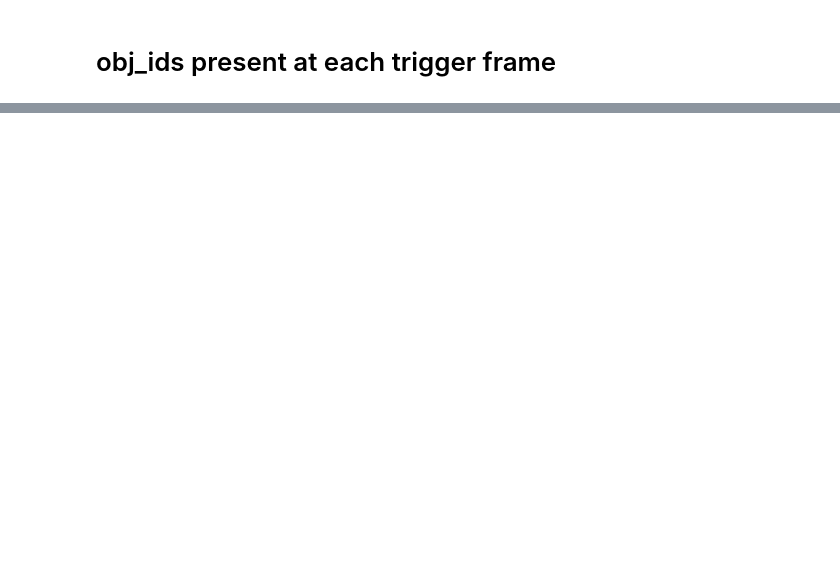
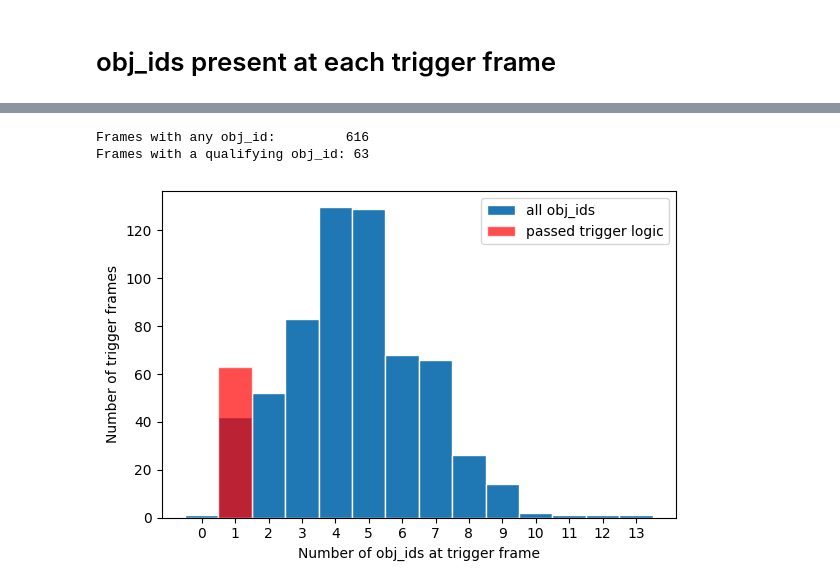
Before and after one commit to vanbreugel-lab/braid_tools, a Jupyter notebook: example/analysis/braid_analyze_obj_ids_at_trigger.ipynb, the cells around one changed output, grey strips where cells are left out. Cells and saved outputs as stored; diff of their text form; code cells hidden in the pictures; blank space fills up the shorter version.

```diff
--- a/example/analysis/braid_analyze_obj_ids_at_trigger.ipynb
+++ b/example/analysis/braid_analyze_obj_ids_at_trigger.ipynb
@@ -80,0 +78,8 @@ plt.show()
+# %%
+# Load the trigger checker from the experiment's trigger_node.py
+# Returns a check(obj_id, frame) -> bool function and the parsed config
+check_trigger, trigger_config = b2d.load_trigger_checker(data_folder, df_3d)
+
+print('\nTrigger volume:')
+for key in ['xmin', 'xmax', 'ymin', 'ymax', 'zmin', 'zmax']:
+    print(f'  {key}: {trigger_config[key]}')
@@ -80,0 +98,31 @@ plt.show()
+# %%
+# Build filtered dict: same structure as frame_to_obj_ids, but only obj_ids
+# that pass the trigger_callback logic (birth time + position + velocity, no refractory)
+frame_to_triggered_obj_ids = {}
+for frame, obj_ids in frame_to_obj_ids.items():
+    passed = [oid for oid in obj_ids if check_trigger(oid, frame)]
+    if passed:
+        frame_to_triggered_obj_ids[frame] = passed
+
+n_frames_with_any   = len(frame_to_obj_ids)
+n_frames_with_pass  = len(frame_to_triggered_obj_ids)
+print(f'Frames with any obj_id:         {n_frames_with_any}')
+print(f'Frames with a qualifying obj_id: {n_frames_with_pass}')
+# %% [output]
+Frames with any obj_id:         616
+Frames with a qualifying obj_id: 63
+# %%
+n_triggered_obj_ids = [len(ids) for ids in frame_to_triggered_obj_ids.values()]
+
+fig, ax = plt.subplots(figsize=(6, 4))
+ax.hist(n_obj_ids, bins=range(max(n_obj_ids) + 2), align='left', edgecolor='white', label='all obj_ids')
+ax.hist(n_triggered_obj_ids, bins=range(max(n_triggered_obj_ids) + 2), align='left',
+        edgecolor='white', color='red', alpha=0.7, label='passed trigger logic')
+ax.set_xlabel('Number of obj_ids at trigger frame')
+ax.set_ylabel('Number of trigger frames')
+ax.set_xticks(range(max(n_obj_ids) + 1))
+ax.legend()
+plt.tight_layout()
+plt.show()
+# %% [output]
+[figure, added]
```
Also changed, not shown: parts of 16 cells of this notebook, 1 other file.
